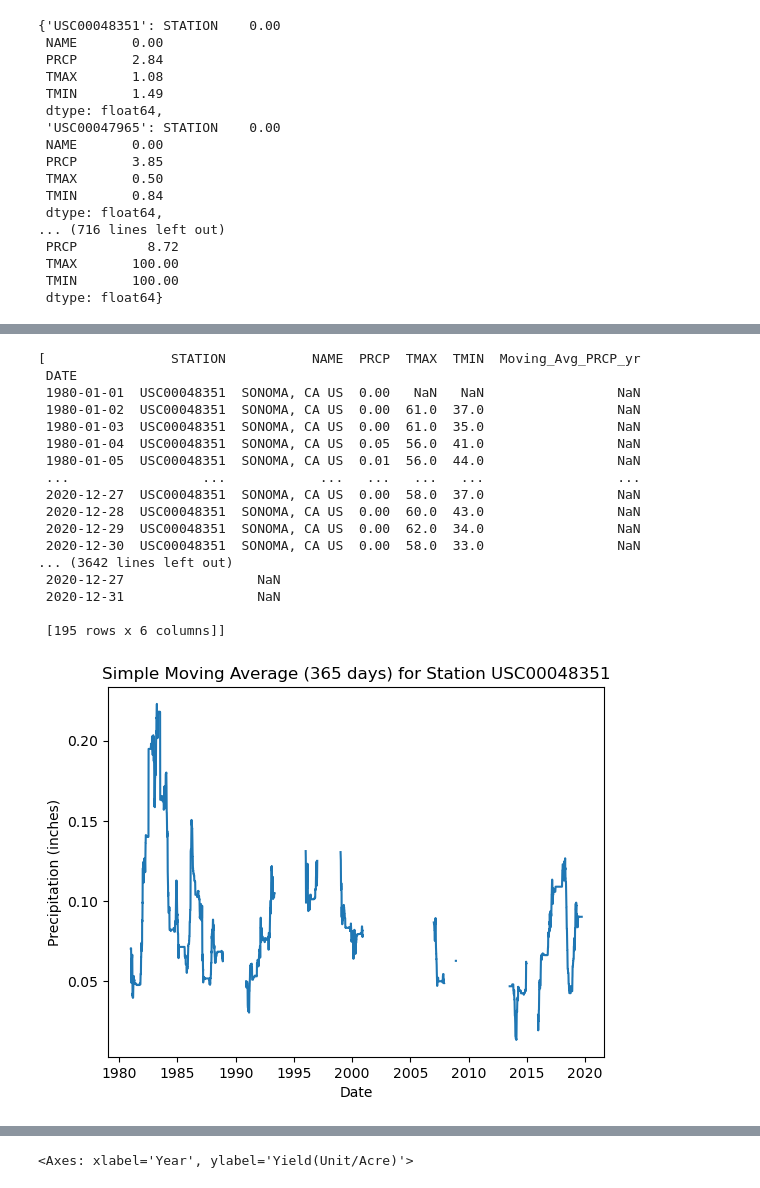
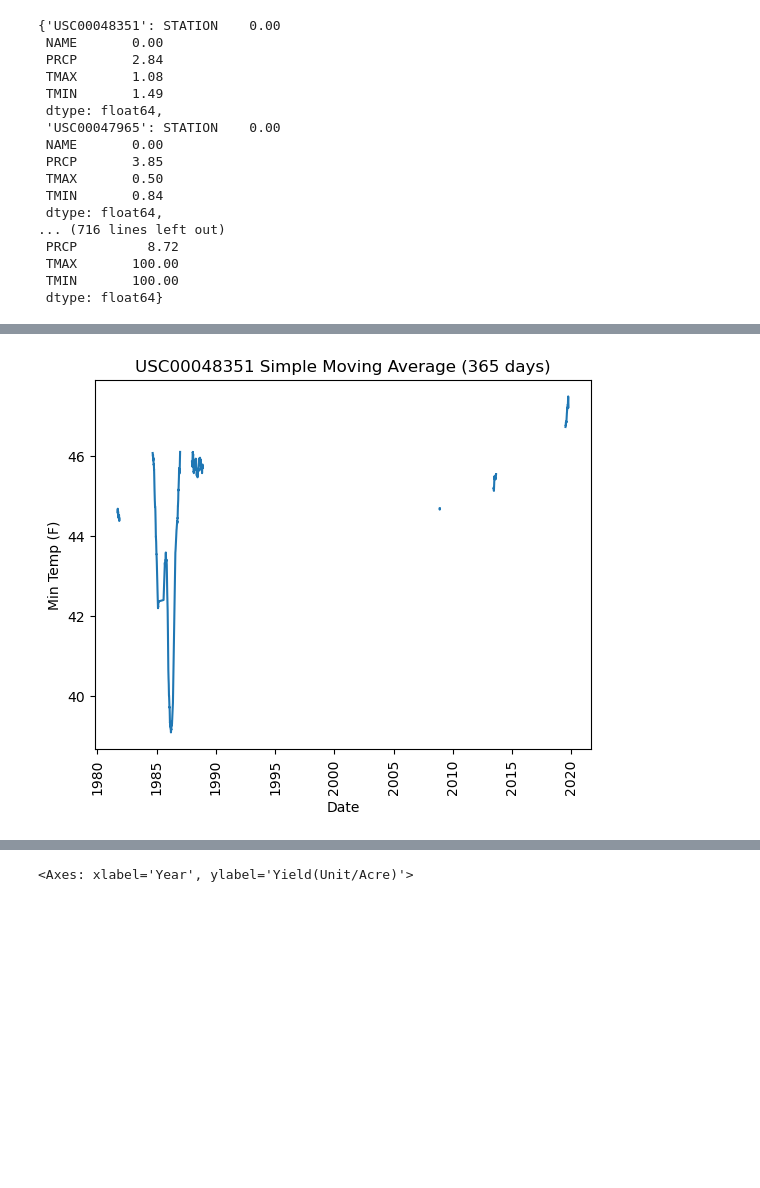
Before and after one commit to coldzonemt/Capstone_2, a Jupyter notebook: EDA.ipynb, the cells around one changed output, grey strips where cells are left out. Cells and saved outputs as stored; diff of their text form; code cells hidden in the pictures; blank space fills up the shorter version.

Commit message:
update EDA graphs

```diff
--- a/EDA.ipynb
+++ b/EDA.ipynb
@@ -159,6 +159,9 @@ nan_values
 # For rolling average
 window_year = 365
 window_season = 91
+
+# Number of days in 40 years
+max_data_points = 14610
 
 # Set nan thresholds to avoid generating useless plots
 # These numbers will check the percentage values in the nan_values dictionary
@@ -169,11 +172,7 @@ tmax_nan_threshold = 10
 # Generate preciptation plots based on nan thresholds
 for i in weather_station_dfs:
     station_name = i.STATION.unique()[0]
-    # print(station_name, len(i))
-    # print(i.index[0])
-    # print(i.index[len(i)-1])
-    # print('///////////')
-    if nan_values[station_name].PRCP < precip_nan_threshold and len(i) > window_year:
+    if nan_values[station_name].PRCP < precip_nan_threshold and len(i) >= 0.9 * max_data_points:
         i['Moving_Avg_PRCP_yr'] = i['PRCP'].rolling(window=window_year).mean()
         plt.plot(i['Moving_Avg_PRCP_yr'])
         plt.xlabel('Date')
@@ -198,22 +185,14 @@ for i in weather_station_dfs:
 # %%
-nan_values['US1CASN0068']
-# df_US1CASN0068
-weather_station_dfs
+# Generate TMIN plots based on nan thresholds
+for i in weather_station_dfs:
+    station_name = i.STATION.unique()[0]
+    if nan_values[station_name].TMIN < precip_nan_threshold and len(i) >= 0.9 * max_data_points:
+        i['Moving_Avg_TMIN_yr'] = i['TMIN'].rolling(window=window_year).mean()
+        plt.plot(i['Moving_Avg_TMIN_yr'])
+        plt.xlabel('Date')
+        plt.ylabel('Min Temp (F)')
+        plt.title(f'{station_name} Simple Moving Average ({window_year} days)')
+        plt.xticks(rotation=90)
+        plt.show();
 # %% [output]
-[                STATION           NAME  PRCP  TMAX  TMIN  Moving_Avg_PRCP_yr
- DATE
- 1980-01-01  USC00048351  SONOMA, CA US  0.00   NaN   NaN                 NaN
- 1980-01-02  USC00048351  SONOMA, CA US  0.00  61.0  37.0                 NaN
- 1980-01-03  USC00048351  SONOMA, CA US  0.00  61.0  35.0                 NaN
- 1980-01-04  USC00048351  SONOMA, CA US  0.05  56.0  41.0                 NaN
- 1980-01-05  USC00048351  SONOMA, CA US  0.01  56.0  44.0                 NaN
- ...                 ...            ...   ...   ...   ...                 ...
- 2020-12-27  USC00048351  SONOMA, CA US  0.00  58.0  37.0                 NaN
- 2020-12-28  USC00048351  SONOMA, CA US  0.00  60.0  43.0                 NaN
- 2020-12-29  USC00048351  SONOMA, CA US  0.00  62.0  34.0                 NaN
- 2020-12-30  USC00048351  SONOMA, CA US  0.00  58.0  33.0                 NaN
-... (3642 lines left out)
- 2020-12-27                 NaN
- 2020-12-31                 NaN
-
- [195 rows x 6 columns]]
+[figure, added]
@@ -243,8 +198,0 @@ df_USC00048351['Moving_Avg_PRCP'] = df_USC00048351['PRCP'].rolling(window=window
-# %%
-plt.plot(df_USC00048351['Moving_Avg_PRCP'])
-plt.xlabel('Date')
-plt.ylabel('Precipitation (inches)')
-plt.title(f'Simple Moving Average ({window_size} days) for Station USC00048351')
-plt.show();
-# %% [output]
-[figure, removed]
```
Also changed, not shown: parts of 8 cells of this notebook, 2 other files.
